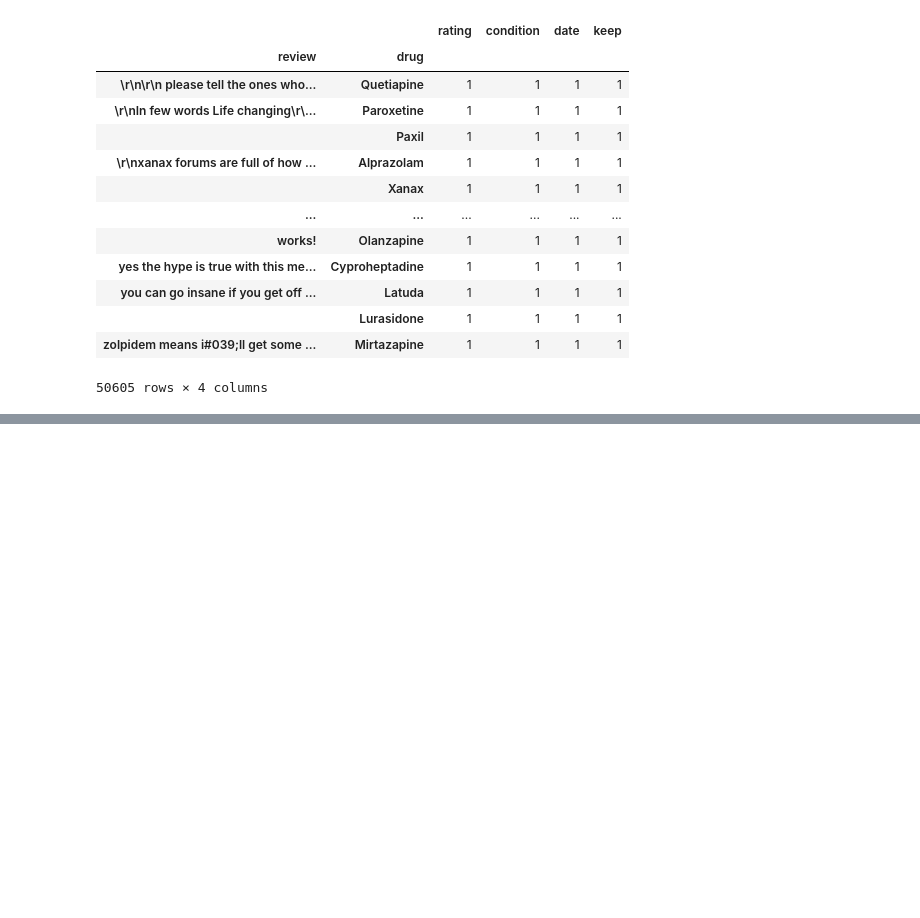
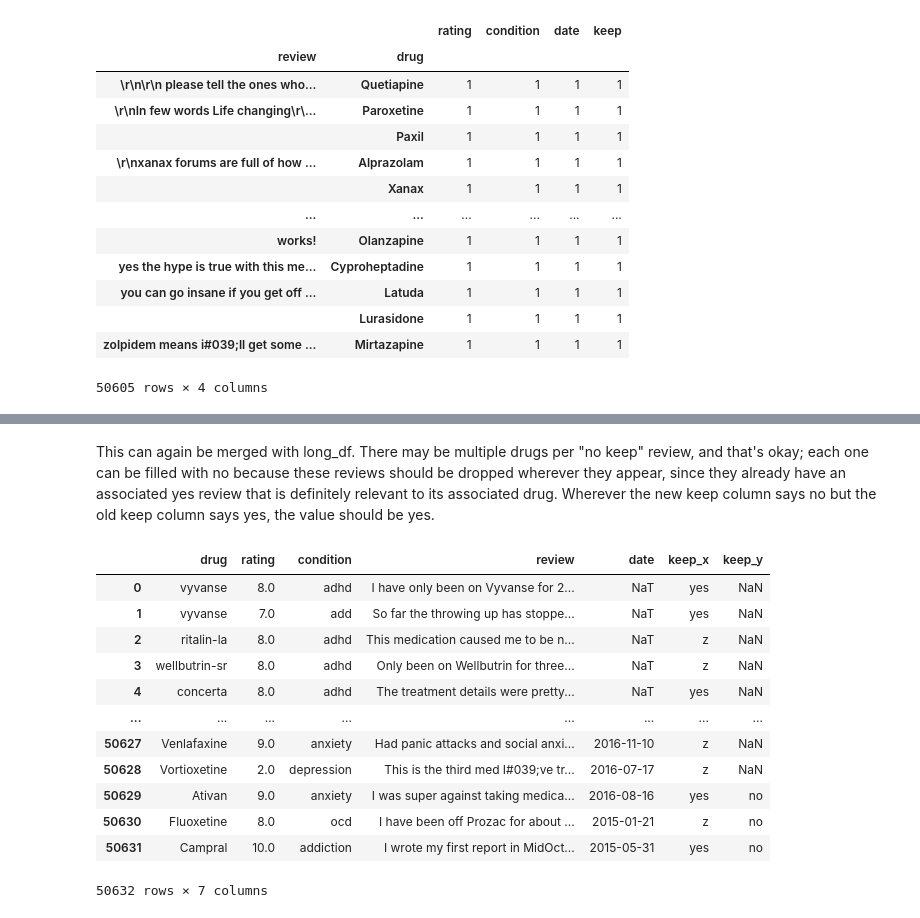
Before and after one commit to fractaldatalearning/psychedelic_efficacy, a Jupyter notebook: notebooks/3-kl-studies-early-eda-parse.ipynb, the cells around one changed output, grey strips where cells are left out. Drawn from its saved outputs; the diff is of its cells as text; code cells hidden in the pictures; blank space fills up the shorter version.

```diff
--- a/notebooks/2-kl-studies-early-eda-parse.ipynb
+++ b/notebooks/3-kl-studies-early-eda-parse.ipynb
@@ -836,0 +956,10 @@ grouped_to_keep
+# %%
+indices_to_drop = []
+
+for idx in tqdm(range(len(no_drug_in_review))):
+    # Isolate reviews for rows to keep, and if
+    if (no_drug_in_review.index[idx][1] == 'yes' and no_drug_in_review.index[idx][0] ==
+        no_drug_in_review.index[idx+1][0]):
+        indices_to_drop.append(idx+1)
+
+indices_to_drop[:5]
@@ -836,0 +983,6 @@ grouped_to_keep
+# %%
+# This worked correctly. Index 2 is slotted for dropping, and it has the same review as
+# index 1, which is labeled yes to keep. Now, isolate the rows to drop.
+
+un_reviewed_to_drop = pd.MultiIndex.to_frame(no_drug_in_review.index[indices_to_drop])
+un_reviewed_to_drop.head()
@@ -836,0 +997,3 @@ grouped_to_keep
+# %%
+un_reviewed_to_drop = un_reviewed_to_drop.reset_index(drop=True)
+un_reviewed_to_drop.head()
@@ -836,0 +1007,4 @@ grouped_to_keep
+# %%
+# Change keep value to no
+un_reviewed_to_drop['keep'] = 'no'
+un_reviewed_to_drop.head()
@@ -836,0 +1018,19 @@ grouped_to_keep
+# %% [markdown]
+This can again be merged with long_df. There may be multiple drugs per "no keep" review, and that's okay; each one can be filled with no because these reviews should be dropped wherever they appear, since they already have an associated yes review that is definitely relevant to its associated drug. Wherever the new keep column says no but the old keep column says yes, the value should be yes.
+# %%
+long_df = long_df.merge(right=un_reviewed_to_drop, on='review', how='left')
+long_df
+# %% [output]
+|  | drug | rating | condition | review | date | keep_x | keep_y |
+| 0 | vyvanse | 8.0 | adhd | I have only been on Vyvanse for 2... | NaT | yes | NaN |
+| 1 | vyvanse | 7.0 | add | So far the throwing up has stoppe... | NaT | yes | NaN |
+| 2 | ritalin-la | 8.0 | adhd | This medication caused me to be n... | NaT | z | NaN |
+| 3 | wellbutrin-sr | 8.0 | adhd | Only been on Wellbutrin for three... | NaT | z | NaN |
+| 4 | concerta | 8.0 | adhd | The treatment details were pretty... | NaT | yes | NaN |
+| ... | ... | ... | ... | ... | ... | ... | ... |
+| 50627 | Venlafaxine | 9.0 | anxiety | Had panic attacks and social anxi... | 2016-11-10 | z | NaN |
+| 50628 | Vortioxetine | 2.0 | depression | This is the third med I#039;ve tr... | 2016-07-17 | z | NaN |
+| 50629 | Ativan | 9.0 | anxiety | I was super against taking medica... | 2016-08-16 | yes | no |
+| 50630 | Fluoxetine | 8.0 | ocd | I have been off Prozac for about ... | 2015-01-21 | z | no |
+| 50631 | Campral | 10.0 | addiction | I wrote my first report in MidOct... | 2015-05-31 | yes | no |
+50632 rows × 7 columns
```
Also changed, not shown: parts of 77 cells of this notebook, 2 other files.
